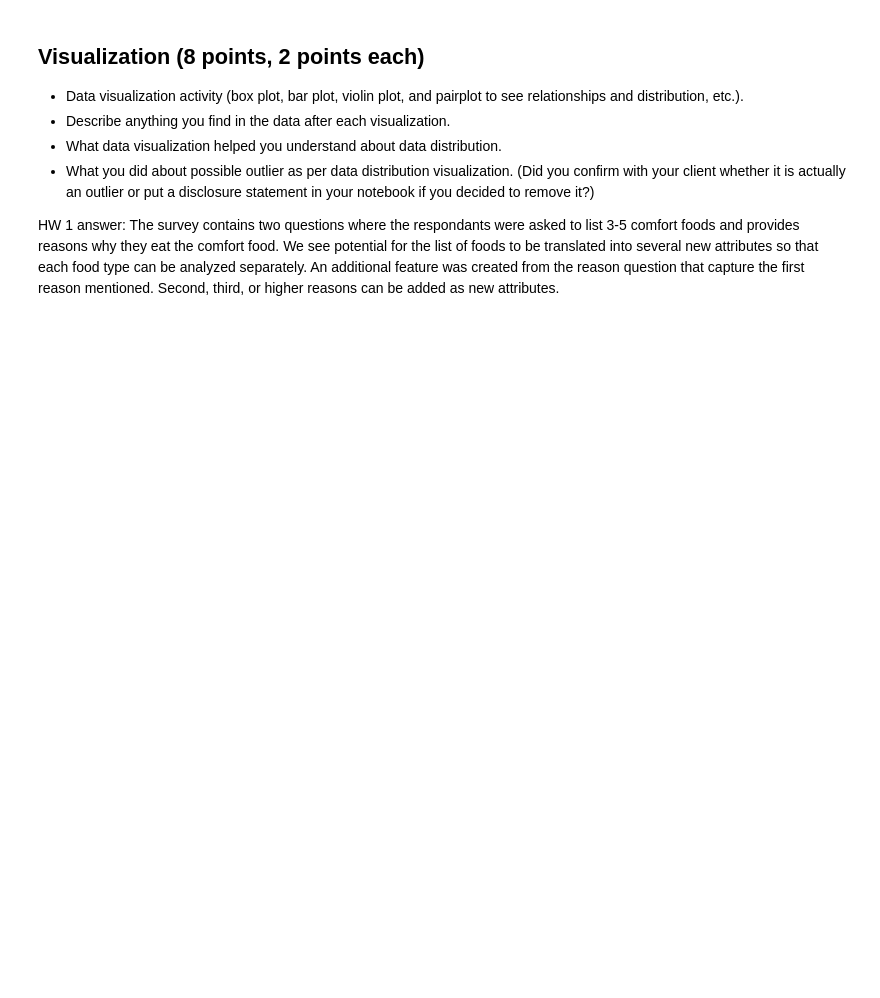
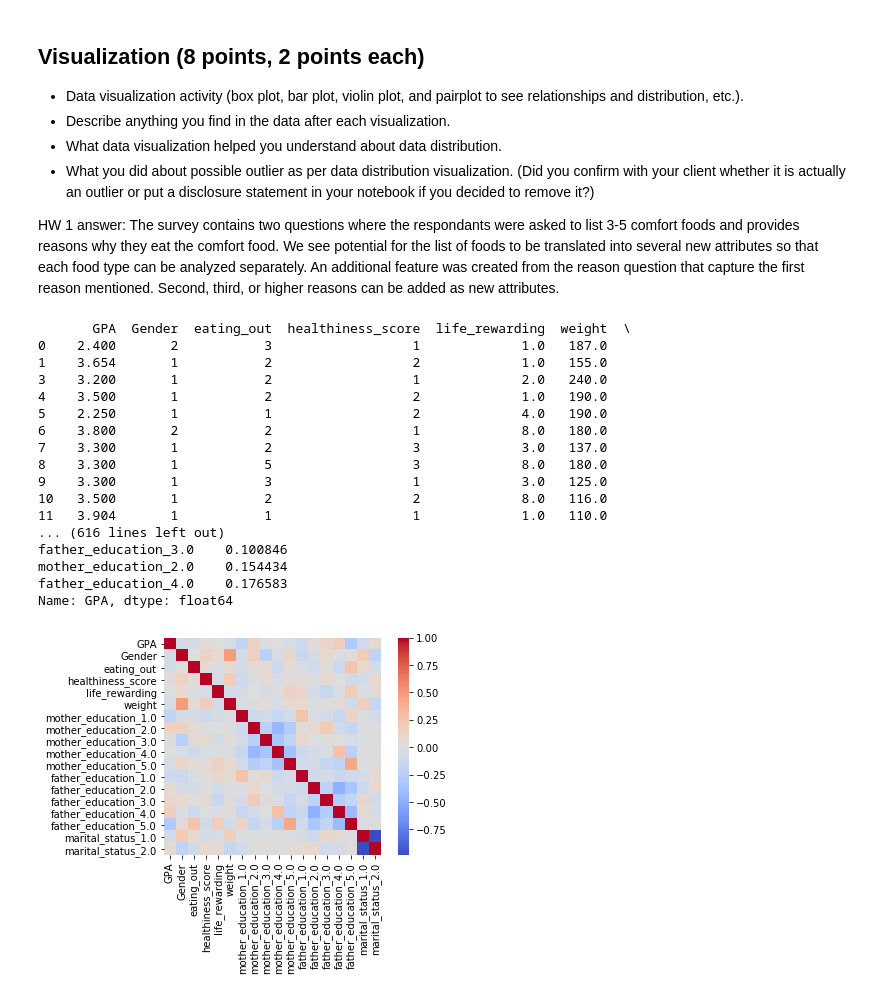
Before and after one commit to cuneom/COMP-4447-Final-Project---Food, a Jupyter notebook: FinalProject.ipynb, the cells around one changed output. Saved outputs shown, nothing was run; the diff lists cells and outputs as text; code cells hidden in the pictures; blank space fills up the shorter version.

```diff
--- a/FinalProject.ipynb
+++ b/FinalProject.ipynb
@@ -826,3 +765,34 @@ notebook if you decided to remove it?)
 
 HW 1 answer:
 The survey contains two questions where the respondants were asked to list 3-5 comfort foods and provides reasons why they eat the comfort food. We see potential for the list of foods to be translated into several new attributes so that each food type can be analyzed separately. An additional feature was created from the reason question that capture the first reason mentioned. Second, third, or higher reasons can be added as new attributes.
+# %%
+data=df[['GPA','Gender','eating_out','healthiness_score','life_rewarding','weight','mother_education','father_education', 'marital_status']]
+data=pd.get_dummies(data, columns=['mother_education','father_education', 'marital_status'])
+print(data)
+corr = data.corr(method='pearson')
+# plot the correlation matrix using seaborn
+sns.heatmap(corr, cmap='coolwarm', annot=False, square=True)
+
+# print the correlation coefficients for each variable
+GPA_corr = corr['GPA'].sort_values(kind="quicksort")
+GPA_corr=GPA_corr.drop('GPA')
+print(GPA_corr)
+# %% [output]
+       GPA  Gender  eating_out  healthiness_score  life_rewarding  weight  \
+0    2.400       2           3                  1             1.0   187.0
+1    3.654       1           2                  2             1.0   155.0
+3    3.200       1           2                  1             2.0   240.0
+4    3.500       1           2                  2             1.0   190.0
+5    2.250       1           1                  2             4.0   190.0
+6    3.800       2           2                  1             8.0   180.0
+7    3.300       1           2                  3             3.0   137.0
+8    3.300       1           5                  3             8.0   180.0
+9    3.300       1           3                  1             3.0   125.0
+10   3.500       1           2                  2             8.0   116.0
+11   3.904       1           1                  1             1.0   110.0
+... (616 lines left out)
+father_education_3.0    0.100846
+mother_education_2.0    0.154434
+father_education_4.0    0.176583
+Name: GPA, dtype: float64
+[figure, added]
```
Also changed, not shown: parts of 17 cells of this notebook.
